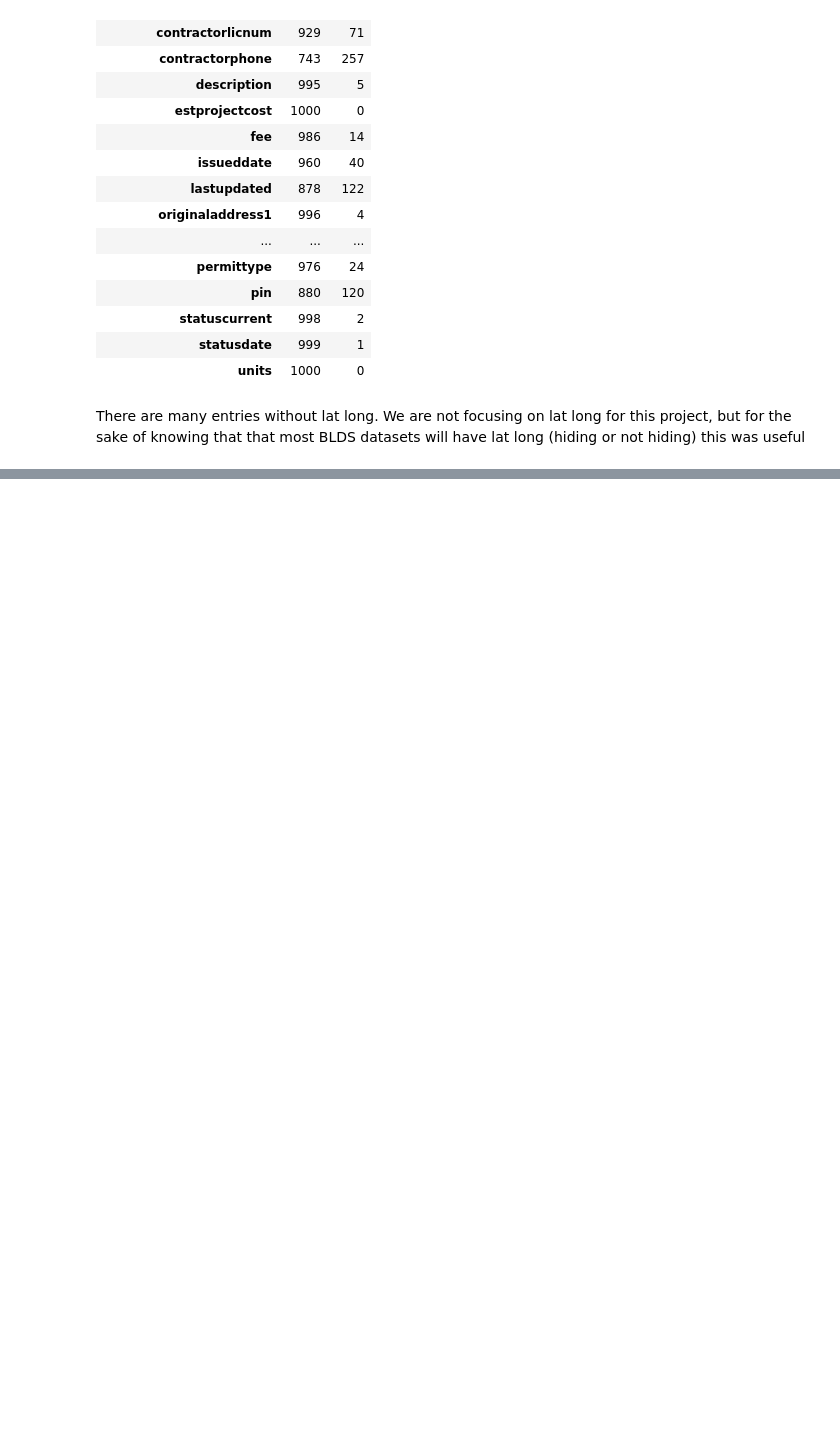
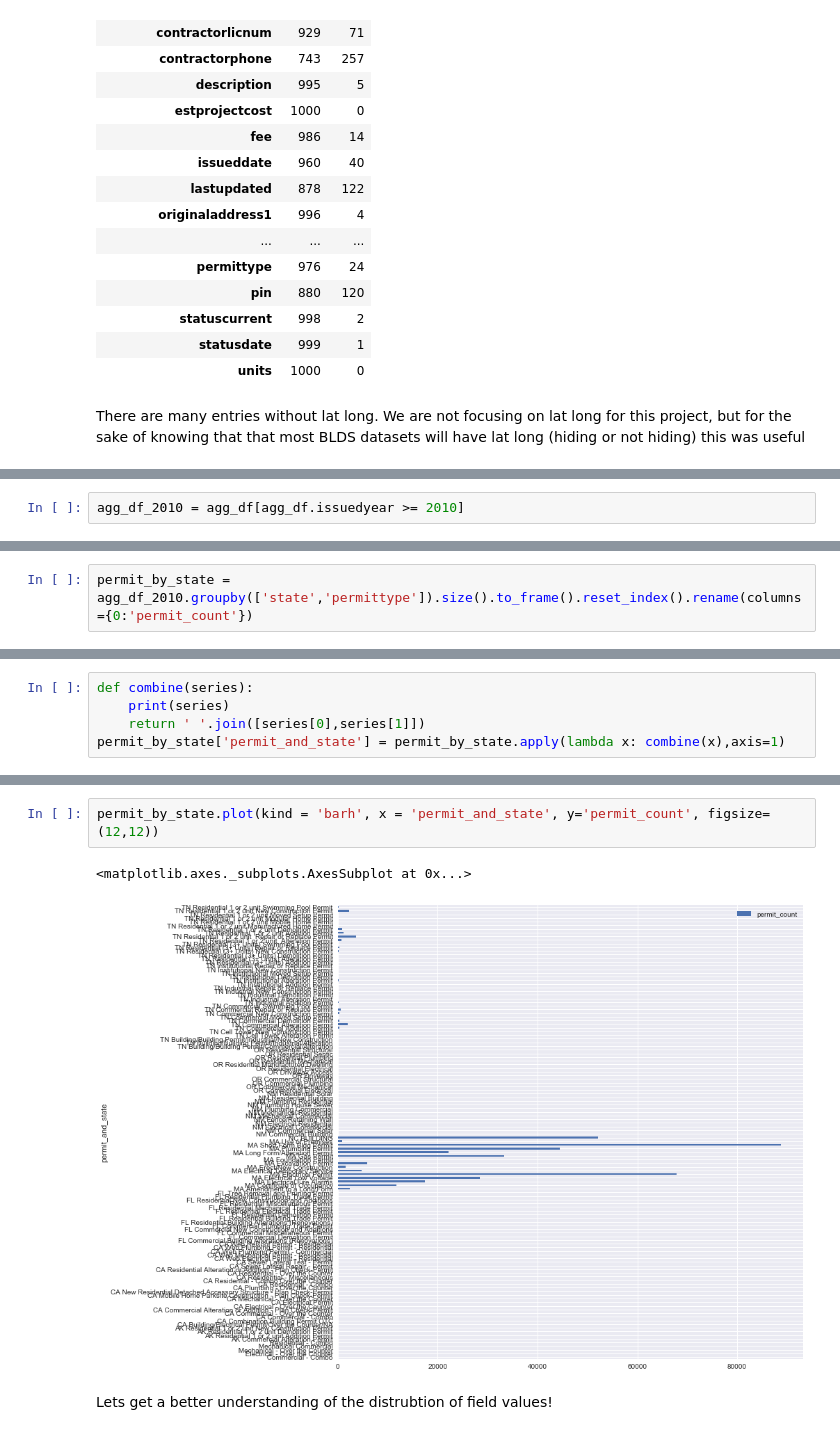
Before and after one commit to sunlightpolicy/open_data_standards_project, a Jupyter notebook: procurement.ipynb, the cells around one changed output, grey strips where cells are left out. Saved outputs shown, nothing was run; the diff lists cells and outputs as text; blank space fills up the shorter version.

```diff
--- a/procurement.ipynb
+++ b/procurement.ipynb
@@ -329,0 +438,2 @@ There are many entries without lat long.  We are not focusing on lat long for th
+# %%
+agg_df_2010 = agg_df[agg_df.issuedyear >= 2010]
@@ -329,0 +449,2 @@ There are many entries without lat long.  We are not focusing on lat long for th
+# %%
+permit_by_state = agg_df_2010.groupby(['state','permittype']).size().to_frame().reset_index().rename(columns={0:'permit_count'})
@@ -329,0 +456,5 @@ There are many entries without lat long.  We are not focusing on lat long for th
+# %%
+def combine(series):
+    print(series)
+    return ' '.join([series[0],series[1]])
+permit_by_state['permit_and_state'] = permit_by_state.apply(lambda x: combine(x),axis=1)
@@ -329,0 +486,7 @@ There are many entries without lat long.  We are not focusing on lat long for th
+# %%
+permit_by_state.plot(kind = 'barh', x = 'permit_and_state', y='permit_count', figsize=(12,12))
+# %% [output]
+<matplotlib.axes._subplots.AxesSubplot at 0x...>
+[figure, added]
+# %% [markdown]
+Lets get a better understanding of the distrubtion of field values!
```
Also changed, not shown: parts of 33 cells of this notebook, 7 other files.
